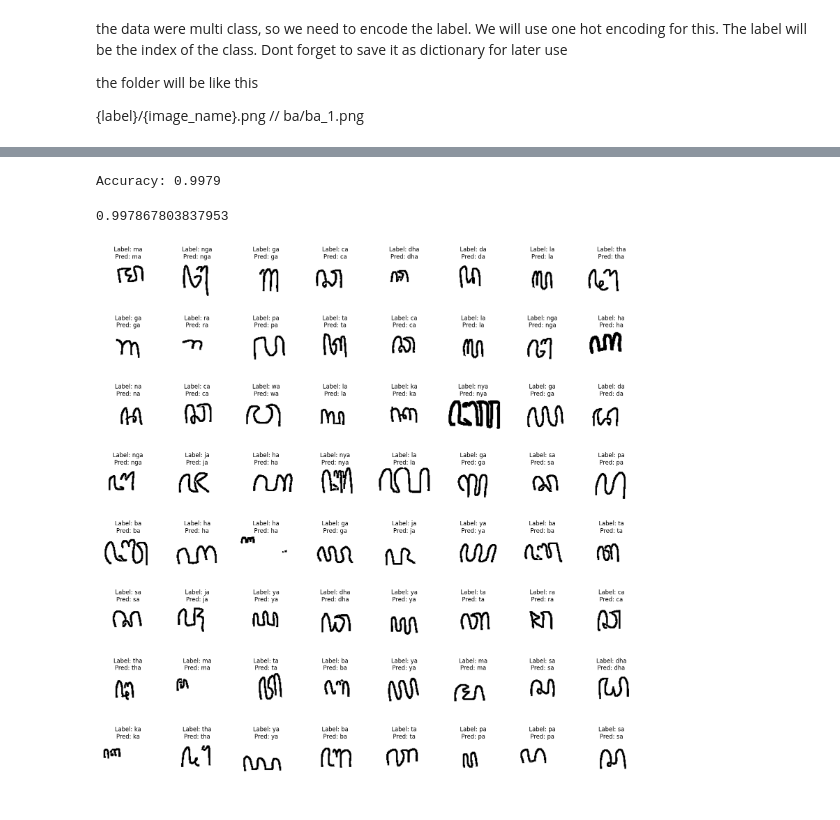
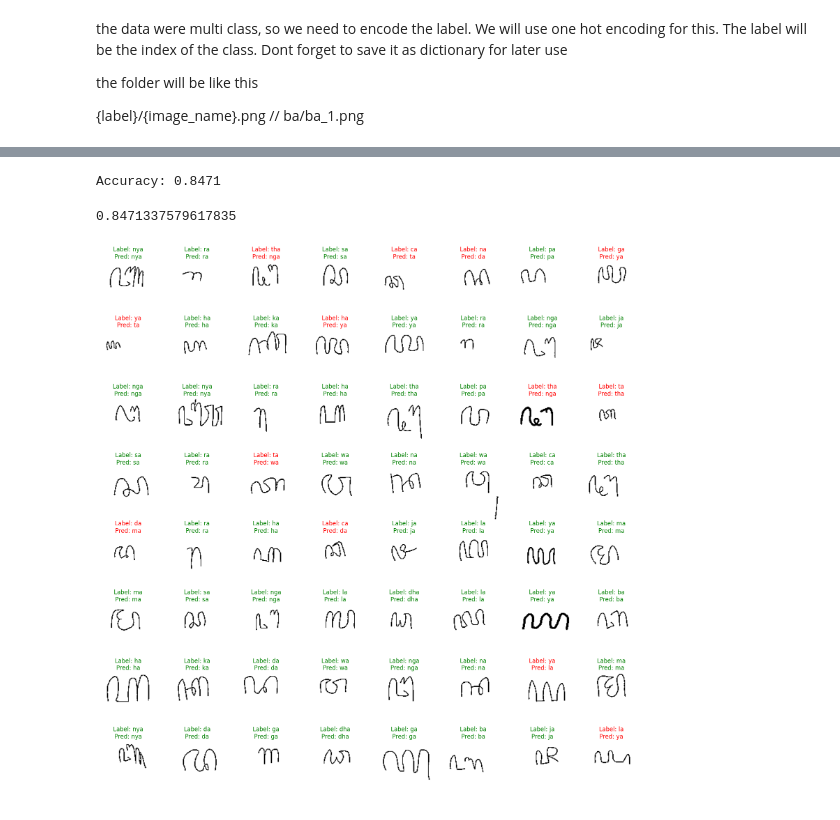
Before and after one commit to elskow/hanacaraka-classifier, a Jupyter notebook: prototype/proto-data-pipeline.ipynb, the cells around one changed output, grey strips where cells are left out. Saved outputs shown, nothing was run; the diff lists cells and outputs as text; code cells hidden in the pictures.

```diff
--- a/prototype/proto-data-pipeline.ipynb
+++ b/prototype/proto-data-pipeline.ipynb
@@ -305,12 +303,13 @@ def adaptive_threshold(img):
 train_transform = transforms.Compose([
     transforms.Resize((100,100)),
     transforms.Lambda(cvt_grayscale),
-    transforms.Lambda(erode_img),
+    # transforms.Lambda(erode_img),
     transforms.Lambda(adaptive_threshold),
     transforms.RandomRotation(10, fill=255),
     transforms.RandomAutocontrast(),
     transforms.RandomEqualize(),
-    transforms.RandomAdjustSharpness(2),
+    # transforms.RandomAdjustSharpness(2),
+    transforms.RandomResizedCrop(100, scale=(0.8, 1.0), fill=255, ratio=(0.75, 1.3333333333333333)),
     transforms.Lambda(cvt_rgb),
     transforms.ToTensor(),
 ])
@@ -318,7 +317,7 @@ train_transform = transforms.Compose([
 val_transform = transforms.Compose([
     transforms.Resize((100,100)),
     transforms.Lambda(cvt_grayscale),
-    transforms.Lambda(erode_img),
+    # transforms.Lambda(erode_img),
     transforms.Lambda(adaptive_threshold),
     transforms.Lambda(cvt_rgb),
     transforms.ToTensor(),
@@ -473,7 +472,7 @@ Training Done
 # %%
 model.unfreeze()
 
-optimizer = torch.optim.AdamW(model.parameters(), lr=0.0001)
+optimizer = torch.optim.AdamW(model.parameters(), lr=1e-4)
 
 model = train(model, train_loader, val_loader, criterion, optimizer)
 # %% [output]
@@ -496,0 +496,6 @@ Training Done
+# %%
+model.unfreeze()
+
+optimizer = torch.optim.AdamW(model.parameters(), lr=1e-5)
+
+model = train(model, train_loader, val_loader, criterion, optimizer)
@@ -516,23 +539,27 @@ def test(model, test_loader):
 # %%
 test(model, test_loader)
 # %% [output]
-Accuracy: 0.9979
+Accuracy: 0.8471
-0.997867803837953
+0.8471337579617835
 # %%
 for feature, label in test_loader:
     feature, label = feature.to(device), label.to(device)
     output = model(feature)
     _, predicted = torch.max(output, 1)
 
     break
 
 fig, axs = plt.subplots(8, 8, figsize=(20, 20))
 
 for img, label, pred, ax in zip(feature, label, predicted, axs.flatten()):
     ax.imshow(img.permute(1, 2, 0).squeeze(), cmap='gray')
     ax.axis('off')
     label = list(label_dict.keys())[list(label_dict.values()).index(label)]
     pred = list(label_dict.keys())[list(label_dict.values()).index(pred)]
-    ax.set_title(f'Label: {label}\nPred: {pred}')
+    if label == pred:
+        color = 'green'
+    else:
+        color = 'red'
+    ax.set_title(f'Label: {label}\nPred: {pred}', color=color)
 # %% [output]
-[figure, old version]
+[figure, new version]
```
Also changed, not shown: parts of 13 cells of this notebook.
